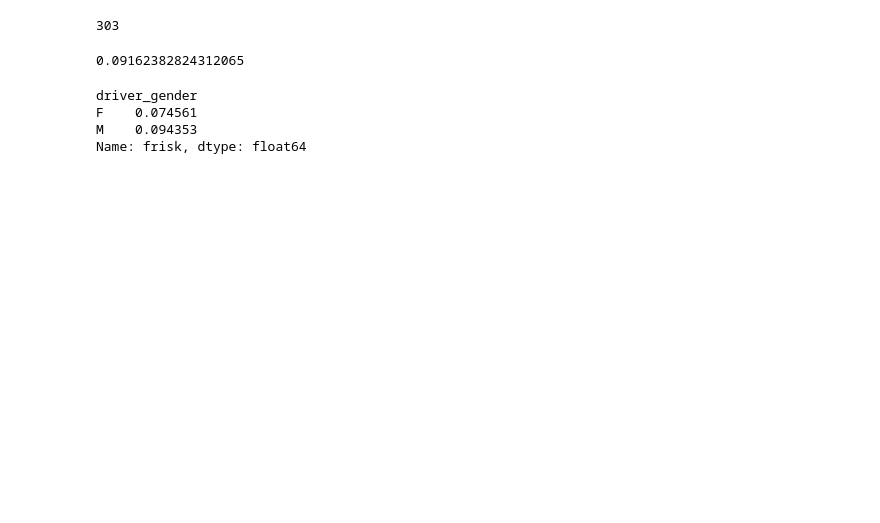
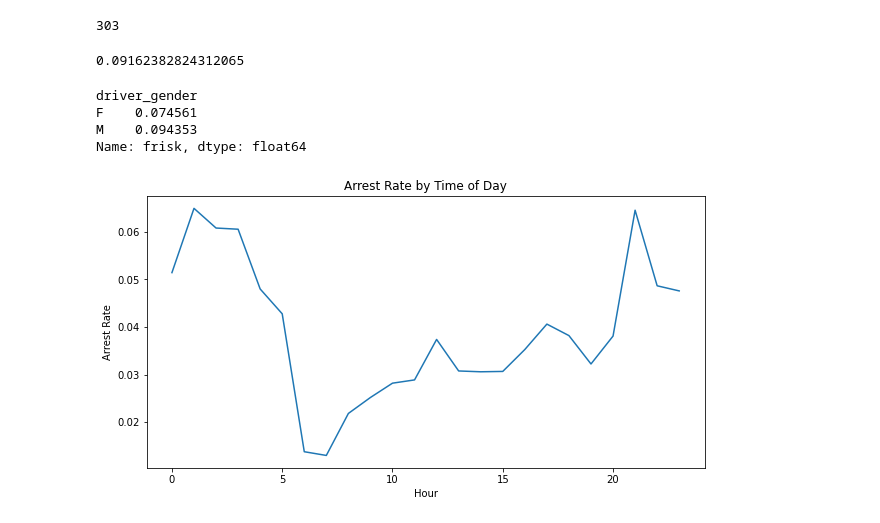
Before and after one commit to pabloleites/datacamp, a Jupyter notebook: My Projects/police_activity/Analysis.ipynb, the cells around one changed output. Cells and saved outputs as stored; diff of their text form; code cells hidden in the pictures; blank space fills up the shorter version.

```diff
--- a/My Projects/police_activity/Analysis.ipynb
+++ b/My Projects/police_activity/Analysis.ipynb
@@ -1,8 +1,9 @@
 # %%
-# Import the pandas library as pd
 import pandas as pd
+import matplotlib.pyplot as plt
 
-# Read 'police.csv' into a DataFrame named ri
+plt.rcParams['figure.figsize'] = [10, 5]
+
 ri = pd.read_csv('police.csv')
 
 # Examine the head of the DataFrame
@@ -309,3 +310,18 @@ driver_gender
 F    0.074561
 M    0.094353
 Name: frisk, dtype: float64
+# %%
+hourly_arrest_rate = ri.groupby(ri.index.hour).is_arrested.mean()
+
+# Create a line plot of 'hourly_arrest_rate'
+plt.plot(hourly_arrest_rate)
+
+# Add the xlabel, ylabel, and title
+plt.xlabel('Hour')
+plt.ylabel('Arrest Rate')
+plt.title('Arrest Rate by Time of Day')
+
+# Display the plot
+plt.show()
+# %% [output]
+[figure, added]
```
Also changed, not shown: parts of 5 cells of this notebook.
